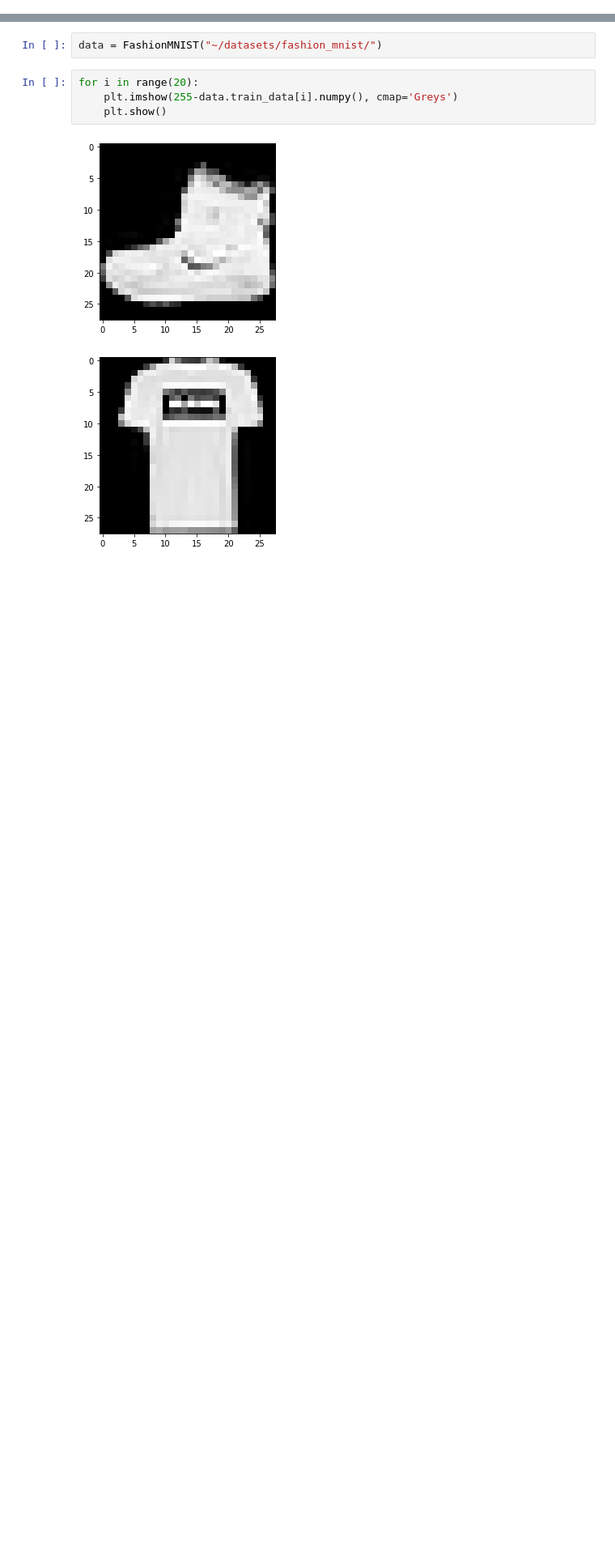
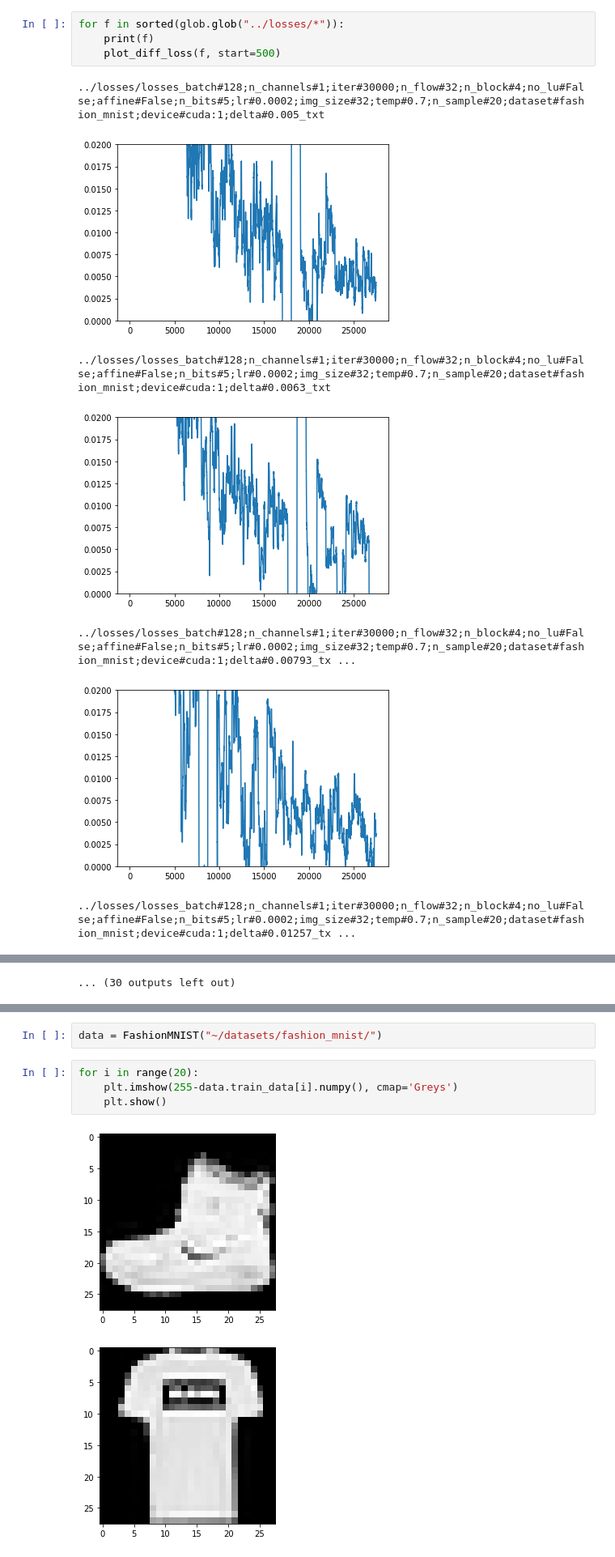
Before and after one commit to rosinality/glow-pytorch, a Jupyter notebook: notebooks/loss_plot.ipynb, the cells around one changed output, grey strips where cells are left out. Shown at 81% size. Drawn from its saved outputs; the diff is of its cells as text; blank space fills up the shorter version.

```diff
--- a/notebooks/loss_plot.ipynb
+++ b/notebooks/loss_plot.ipynb
@@ -13,0 +29,12 @@ def plot_loss(filename, ylim=None):
+# %%
+for f in sorted(glob.glob("../losses/*")):
+    print(f)
+    plot_diff_loss(f, start=500)
+# %% [output]
+../losses/losses_batch#128;n_channels#1;iter#30000;n_flow#32;n_block#4;no_lu#False;affine#False;n_bits#5;lr#0.0002;img_size#32;temp#0.7;n_sample#20;dataset#fashion_mnist;device#cuda:1;delta#0.005_txt
+[figure, added]
+../losses/losses_batch#128;n_channels#1;iter#30000;n_flow#32;n_block#4;no_lu#False;affine#False;n_bits#5;lr#0.0002;img_size#32;temp#0.7;n_sample#20;dataset#fashion_mnist;device#cuda:1;delta#0.0063_txt
+[figure, added]
+../losses/losses_batch#128;n_channels#1;iter#30000;n_flow#32;n_block#4;no_lu#False;affine#False;n_bits#5;lr#0.0002;img_size#32;temp#0.7;n_sample#20;dataset#fashion_mnist;device#cuda:1;delta#0.00793_tx ...
+[figure, added]
+../losses/losses_batch#128;n_channels#1;iter#30000;n_flow#32;n_block#4;no_lu#False;affine#False;n_bits#5;lr#0.0002;img_size#32;temp#0.7;n_sample#20;dataset#fashion_mnist;device#cuda:1;delta#0.01257_tx ...
@@ -14,3 +46,4 @@ def plot_loss(filename, ylim=None):
+... (30 outputs left out)
 # %%
 for f in sorted(glob.glob("../losses/*")):
     print(f)
```
Also changed, not shown: parts of 18 cells of this notebook, 3 other files.
